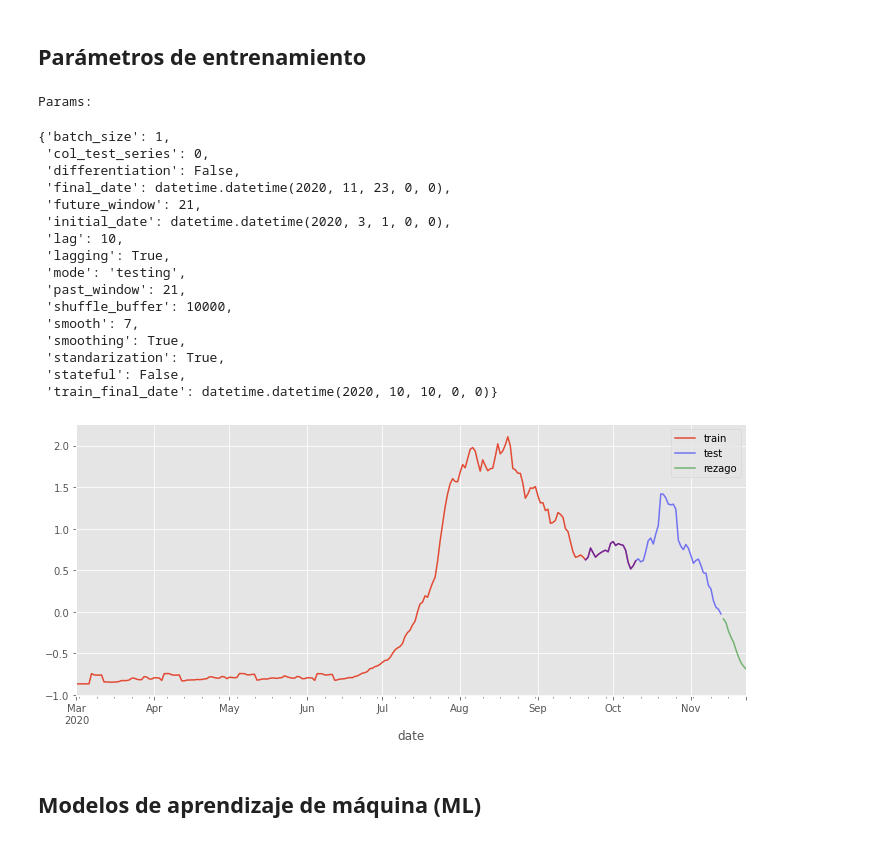
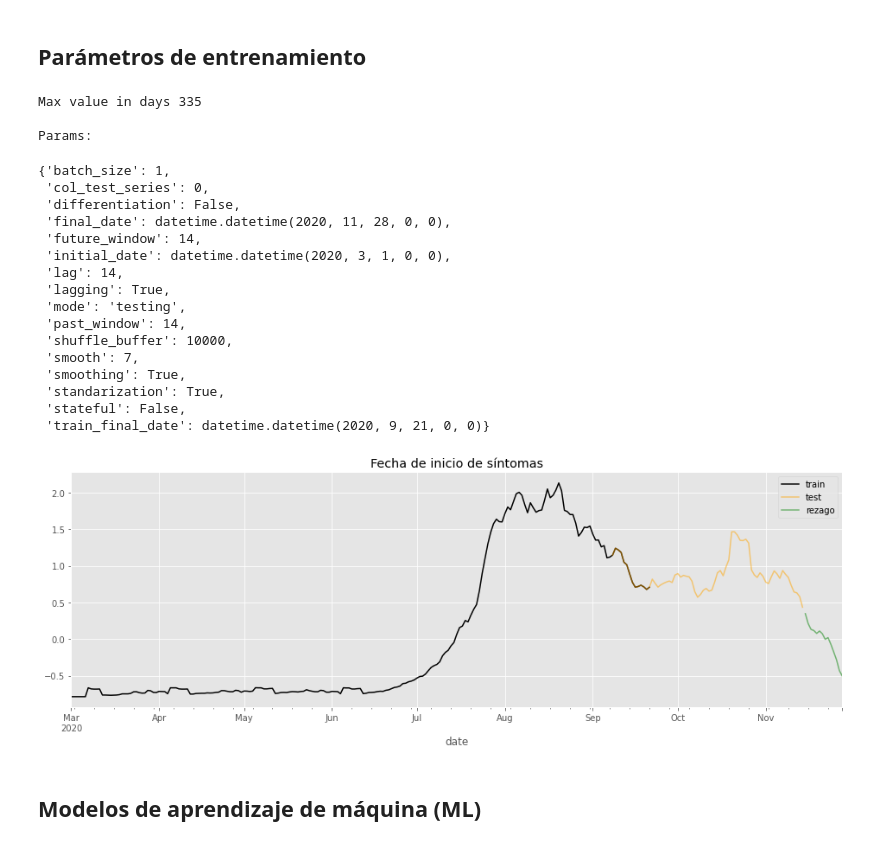
Before and after one commit to jeffersonrodriguezc/Forecasting_COVID_BGA, a Jupyter notebook: MODELS_ML_DL_COVID_19_Forecasting.ipynb, the cells around one changed output. Drawn from its saved outputs; the diff is of its cells as text; code cells hidden in the pictures.

```diff
--- a/MODELS_ML_DL_COVID_19_Forecasting.ipynb
+++ b/MODELS_ML_DL_COVID_19_Forecasting.ipynb
@@ -124,15 +91,28 @@ df_join
 ##@title
 
 initial_date = '2020-03-01' #@param {type:"date"}
-train_final_date = '2020-10-10' #@param {type:"date"}
+train_final_date = '2020-09-21' #@param {type:"date"}
 define_final = False #@param {type:"boolean"}
-final_date = '2020-10-19' #@param {type:"date"}
+final_date = '2020-11-16' #@param {type:"date"}
 lagging = True #@param {type:"boolean"}
-lag = 10 #@param {type:"integer"}
+lag = 14 #@param {type:"integer"}
 smoothing = True #@param {type:"boolean"}
 smooth_window = 7 #@param {type:"integer"}
 standarization = True #@param {type:"boolean"}
 mode = 'testing' #@param ["testing", "forecasting"]
+Tipo_fecha = 'Fecha de inicio de síntomas' #@param ['Fecha de notificación','Fecha de inicio de síntomas','Fecha de diagnóstico']
+
+# preproccesing data
+df_join = utils.preproccesing_data(data, data_colombia, Tipo_fecha)
+countries_top = ['Argentina', 'Bangladesh', 'Belgium', 'Brazil', 'Canada', 'Chile', 'Czech Republic',
+'France', 'Germany', 'India', 'Indonesia', 'Iran', 'Iraq', 'Israel', 'Italy', 'Mexico',
+'Morocco', 'Netherlands', 'Pakistan', 'Peru', 'Philippines', 'Poland', 'Romania',
+'Russia', 'Saudi Arabia', 'South Africa', 'Spain', 'Turkey', 'Ukraine', 'United Kingdom',
+'United States']
+dep_top = ['ANTIOQUIA', 'ATLANTICO', 'CUNDINAMARCA', 'SANTANDER', 'VALLE']
+cities_top = ['BARRANQUILLA', 'BOGOTA', 'BUCARAMANGA', 'CALI', 'CARTAGENA', 'MEDELLIN']
+series = cities_top + dep_top + countries_top
+df_join = df_join[series]
 
 
 # Date range to select the series.
@@ -145,8 +125,8 @@ else:
 train_final_date = datetime.datetime.strptime(train_final_date, '%Y-%m-%d')
 #Dictionary with necessary parameters
 base_dset_params = dict(batch_size=1,
-                        past_window=21,
-                        future_window=21,
+                        past_window=14,
+                        future_window=14,
                         shuffle_buffer=10000,
                         col_test_series=0,
                         stateful = False,
@@ -211,41 +191,51 @@ else:
 
     if base_dset_params['lagging']:
         lag_values = final_data_test.loc[final_data_test.index > final_date-datetime.timedelta(days=base_dset_params['lag'])]['BUCARAMANGA'].to_frame()
         bga_data_test_lag, bga_scaler_lag = dataset.series_transformer(
                                                 lag_values,
                                                 standarization=base_dset_params['standarization'],
                                                 scaler=None)
 
-ax = bga_data_train.rename(columns={'BUCARAMANGA':'train'}).plot(figsize=(12,5));
+ax = bga_data_train.rename(columns={'BUCARAMANGA':'train'}).plot(figsize=(16,5),
+                                                                 color='black');
 bga_data_test.rename(columns={'BUCARAMANGA':'test'}).plot(ax=ax,
-                                                          color='blue',
+                                                          color='orange',
                                                           alpha=0.5);
 
 if base_dset_params['lagging']:
     bga_data_test_lag.rename(columns={'BUCARAMANGA':'rezago'}).plot(ax=ax,
                                                           color='green',
                                                           alpha=0.5);
+ax.set_title(Tipo_fecha)
+#ax.set_title('Fecha inicio de síntomas 15 días después')
+#plt.vlines(datetime.datetime.strptime('2020-11-16', '%Y-%m-%d'), 0,
+#           bga_data_train.max().values[0]+70,
+#           colors='blue',
+#           linestyles='dashed')
 print('\nParams:')
+#ax.get_legend().remove()
 base_dset_params
 # %% [output]
+Max value in days 335
+
 Params:
 {'batch_size': 1,
  'col_test_series': 0,
  'differentiation': False,
- 'final_date': datetime.datetime(2020, 11, 23, 0, 0),
- 'future_window': 21,
+ 'final_date': datetime.datetime(2020, 11, 28, 0, 0),
+ 'future_window': 14,
  'initial_date': datetime.datetime(2020, 3, 1, 0, 0),
- 'lag': 10,
+ 'lag': 14,
  'lagging': True,
  'mode': 'testing',
- 'past_window': 21,
+ 'past_window': 14,
  'shuffle_buffer': 10000,
  'smooth': 7,
  'smoothing': True,
  'standarization': True,
  'stateful': False,
- 'train_final_date': datetime.datetime(2020, 10, 10, 0, 0)}
+ 'train_final_date': datetime.datetime(2020, 9, 21, 0, 0)}
-[figure, old version]
+[figure, new version]
 # %% [markdown]
 ## Modelos de aprendizaje de máquina (ML)
 # %% [markdown]
```
Also changed, not shown: parts of 11 cells of this notebook, 1 other file.
